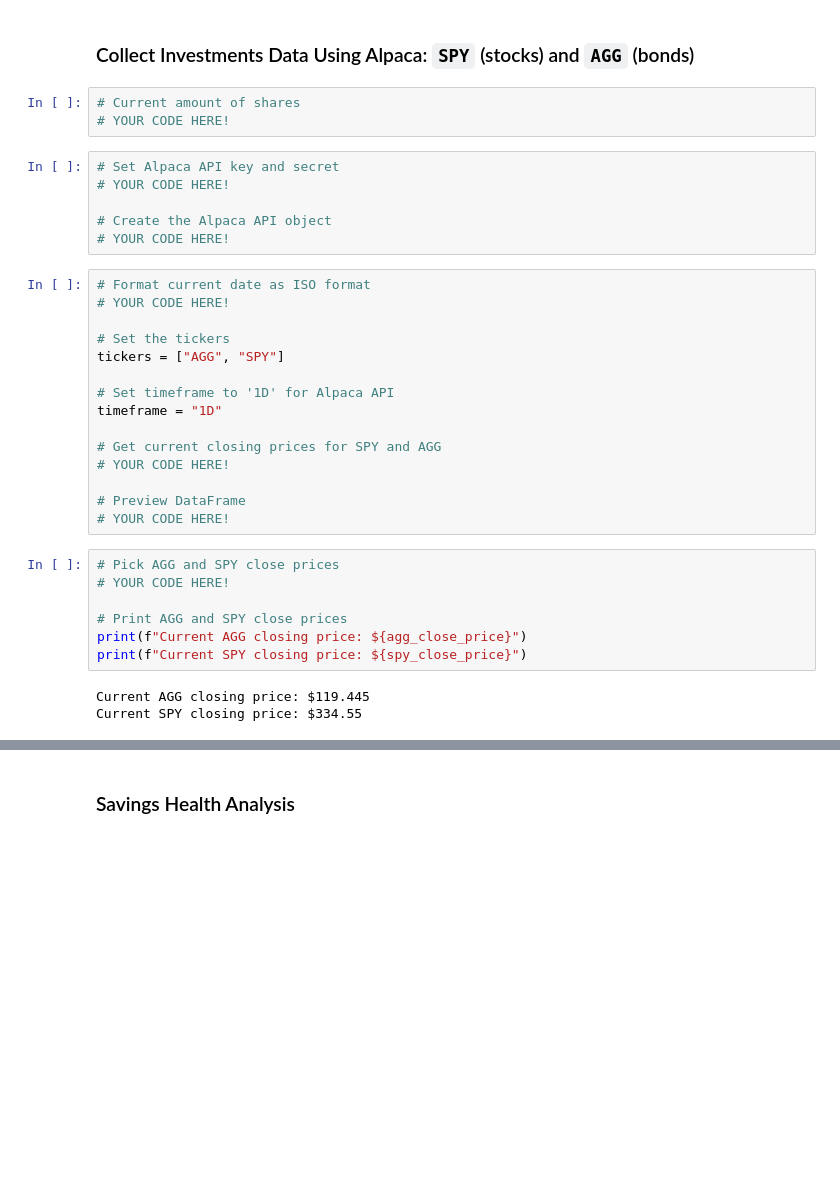
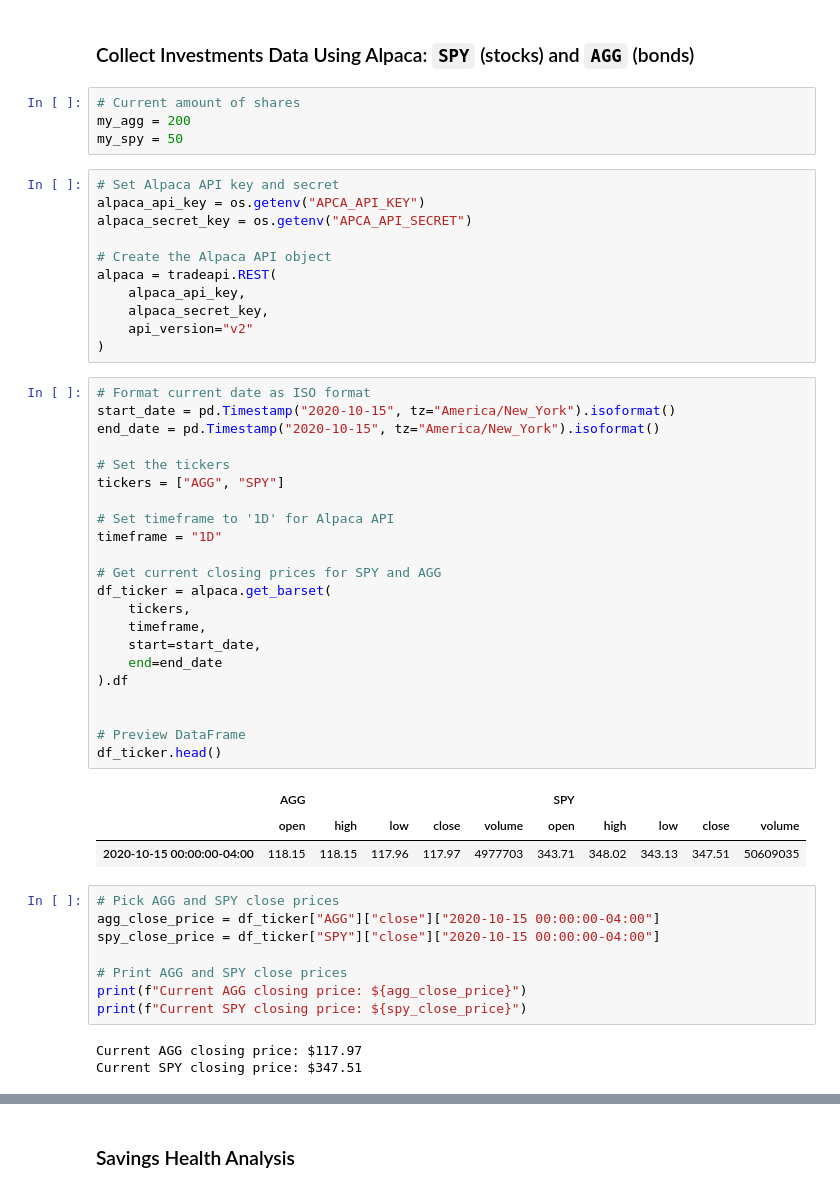
Before and after one commit to jackfazzone/FinTech_HW_5, a Jupyter notebook: Instructions/Starter_Code/financial-planner.ipynb, the cells around one changed output, grey strips where cells are left out. Saved outputs shown, nothing was run; the diff lists cells and outputs as text; blank space fills up the shorter version.

```diff
--- a/Instructions/Starter_Code/financial-planner.ipynb
+++ b/Instructions/Starter_Code/financial-planner.ipynb
@@ -53,37 +53,55 @@ The current value of your 5.3 ETH is $2002.29
 ### Collect Investments Data Using Alpaca: `SPY` (stocks) and `AGG` (bonds)
 # %%
 # Current amount of shares
-# YOUR CODE HERE!
+my_agg = 200
+my_spy = 50
 # %%
 # Set Alpaca API key and secret
-# YOUR CODE HERE!
+alpaca_api_key = os.getenv("APCA_API_KEY")
+alpaca_secret_key = os.getenv("APCA_API_SECRET")
 
 # Create the Alpaca API object
-# YOUR CODE HERE!
+alpaca = tradeapi.REST(
+    alpaca_api_key,
+    alpaca_secret_key,
+    api_version="v2"
+)
 # %%
 # Format current date as ISO format
-# YOUR CODE HERE!
+start_date = pd.Timestamp("2020-10-15", tz="America/New_York").isoformat()
+end_date = pd.Timestamp("2020-10-15", tz="America/New_York").isoformat()
 
 # Set the tickers
 tickers = ["AGG", "SPY"]
 
 # Set timeframe to '1D' for Alpaca API
 timeframe = "1D"
 
 # Get current closing prices for SPY and AGG
-# YOUR CODE HERE!
+df_ticker = alpaca.get_barset(
+    tickers,
+    timeframe,
+    start=start_date,
+    end=end_date
+).df
+
 
 # Preview DataFrame
-# YOUR CODE HERE!
+df_ticker.head()
+# %% [output]
+|  | AGG |  |  |  |  | SPY |  |  |  |  |
+|  | open | high | low | close | volume | open | high | low | close | volume |
+| 2020-10-15 00:00:00-04:00 | 118.15 | 118.15 | 117.96 | 117.97 | 4977703 | 343.71 | 348.02 | 343.13 | 347.51 | 50609035 |
 # %%
 # Pick AGG and SPY close prices
-# YOUR CODE HERE!
+agg_close_price = df_ticker["AGG"]["close"]["2020-10-15 00:00:00-04:00"]
+spy_close_price = df_ticker["SPY"]["close"]["2020-10-15 00:00:00-04:00"]
 
 # Print AGG and SPY close prices
 print(f"Current AGG closing price: ${agg_close_price}")
 print(f"Current SPY closing price: ${spy_close_price}")
 # %% [output]
-Current AGG closing price: $119.445
-Current SPY closing price: $334.55
+Current AGG closing price: $117.97
+Current SPY closing price: $347.51
 # %%
 # Compute the current value of shares
```
Also changed, not shown: parts of 2 cells of this notebook.
